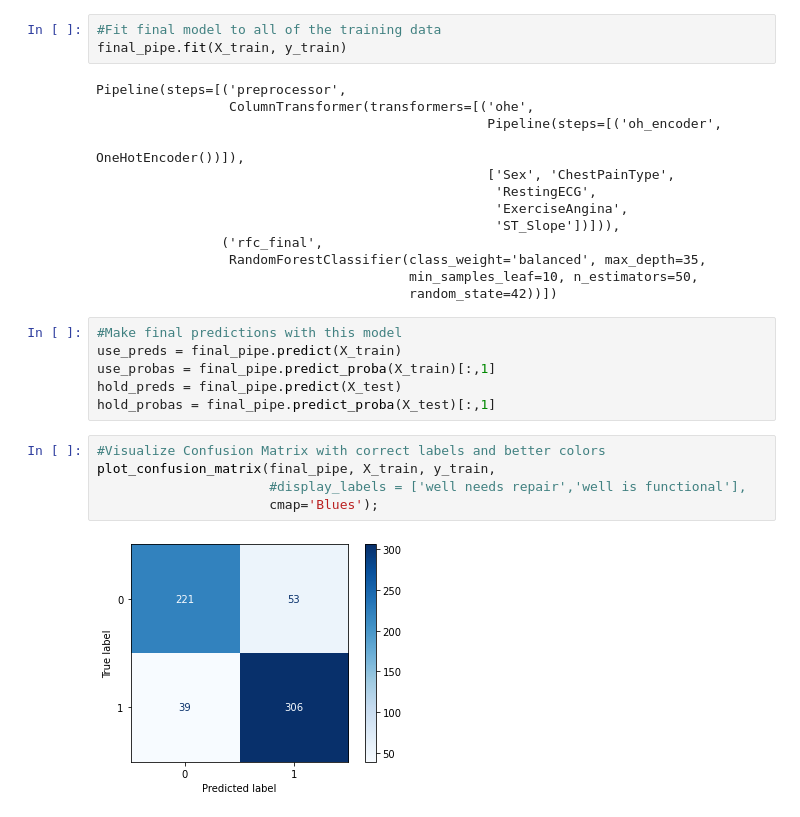
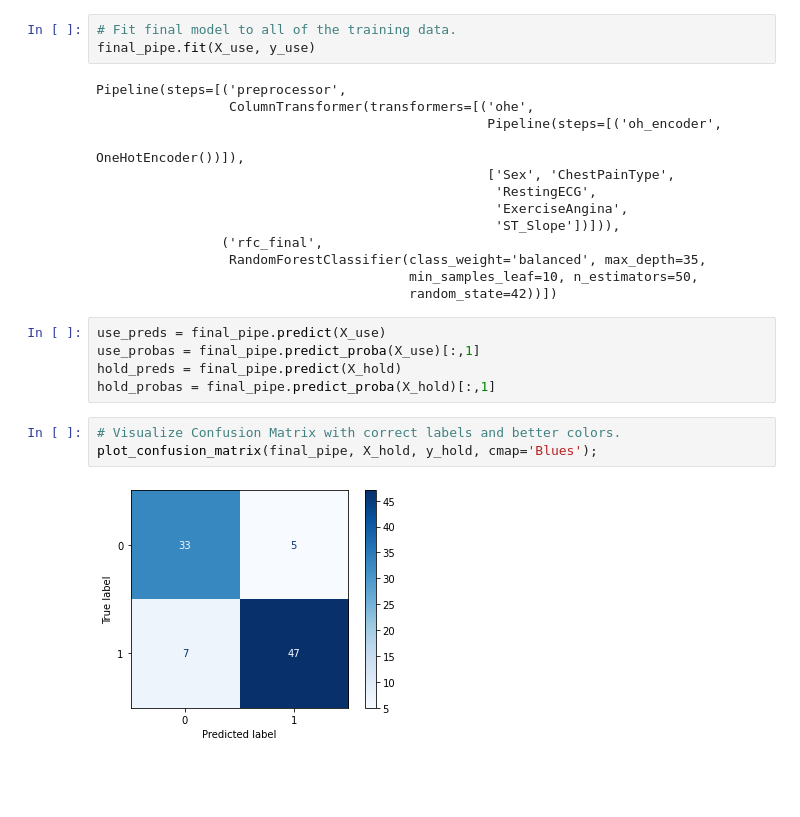
Before and after one commit to PattiCakes59/Predicting-Heart-Disease, a Jupyter notebook: Heart_Failure.ipynb, the cells around one changed output. Saved outputs shown, nothing was run; the diff lists cells and outputs as text; blank space fills up the shorter version.

```diff
--- a/Heart_Failure.ipynb
+++ b/Heart_Failure.ipynb
@@ -650,6 +649,6 @@ cross_validate(final_pipe, X_train, y_train, return_train_score=True, \
 # %%
-#Fit final model to all of the training data
-final_pipe.fit(X_train, y_train)
+# Fit final model to all of the training data.
+final_pipe.fit(X_use, y_use)
 # %% [output]
 Pipeline(steps=[('preprocessor',
                  ColumnTransformer(transformers=[('ohe',
@@ -664,15 +663,12 @@ Pipeline(steps=[('preprocessor',
                                         min_samples_leaf=10, n_estimators=50,
                                         random_state=42))])
 # %%
-#Make final predictions with this model
-use_preds = final_pipe.predict(X_train)
-use_probas = final_pipe.predict_proba(X_train)[:,1]
-hold_preds = final_pipe.predict(X_test)
-hold_probas = final_pipe.predict_proba(X_test)[:,1]
+use_preds = final_pipe.predict(X_use)
+use_probas = final_pipe.predict_proba(X_use)[:,1]
+hold_preds = final_pipe.predict(X_hold)
+hold_probas = final_pipe.predict_proba(X_hold)[:,1]
 # %%
-#Visualize Confusion Matrix with correct labels and better colors
-plot_confusion_matrix(final_pipe, X_train, y_train,
-                      #display_labels = ['well needs repair','well is functional'],
-                      cmap='Blues');
+# Visualize Confusion Matrix with correct labels and better colors.
+plot_confusion_matrix(final_pipe, X_hold, y_hold, cmap='Blues');
 # %% [output]
-[figure, old version]
+[figure, new version]
```
Also changed, not shown: parts of 11 cells of this notebook.
